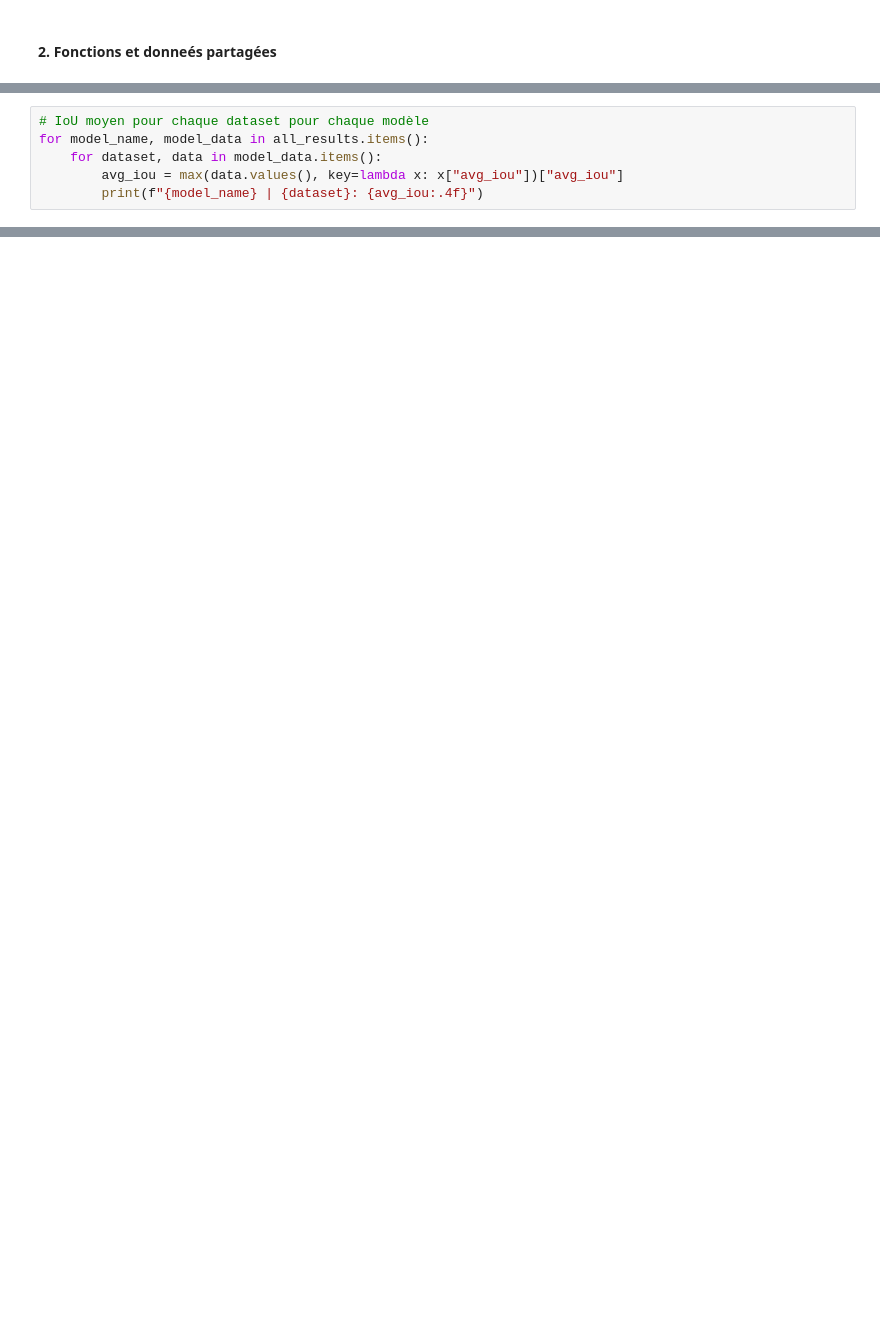
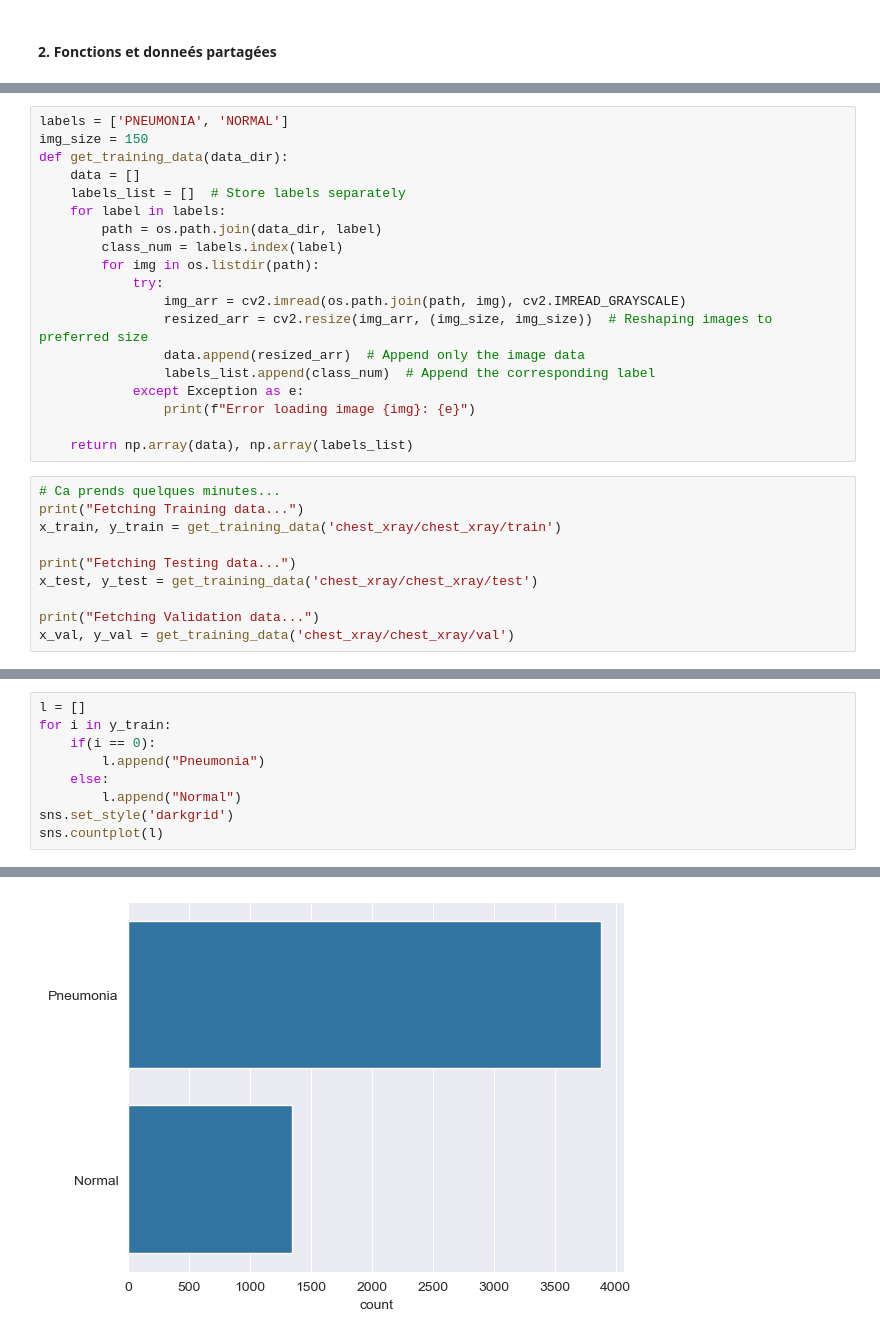
Before and after one commit to xavchalif/INF8225-Projet, a Jupyter notebook: ResNet.ipynb, the cells around one changed output, grey strips where cells are left out. Drawn from its saved outputs; the diff is of its cells as text; blank space fills up the shorter version.

```diff
--- a/ResNet.ipynb
+++ b/ResNet.ipynb
@@ -587,6 +27,0 @@ clipseg-rd64 | arctic_fox: 0.4525s/image
-# %%
-# IoU moyen pour chaque dataset pour chaque modèle
-for model_name, model_data in all_results.items():
-    for dataset, data in model_data.items():
-        avg_iou = max(data.values(), key=lambda x: x["avg_iou"])["avg_iou"]
-        print(f"{model_name} | {dataset}: {avg_iou:.4f}")
@@ -610,0 +28,29 @@ clipseg-rd64 | arctic_fox: 0.3513
+# %%
+labels = ['PNEUMONIA', 'NORMAL']
+img_size = 150
+def get_training_data(data_dir):
+    data = []
+    labels_list = []  # Store labels separately
+    for label in labels:
+        path = os.path.join(data_dir, label)
+        class_num = labels.index(label)
+        for img in os.listdir(path):
+            try:
+                img_arr = cv2.imread(os.path.join(path, img), cv2.IMREAD_GRAYSCALE)
+                resized_arr = cv2.resize(img_arr, (img_size, img_size))  # Reshaping images to preferred size
+                data.append(resized_arr)  # Append only the image data
+                labels_list.append(class_num)  # Append the corresponding label
+            except Exception as e:
+                print(f"Error loading image {img}: {e}")
+
+    return np.array(data), np.array(labels_list)
+# %%
+# Ca prends quelques minutes...
+print("Fetching Training data...")
+x_train, y_train = get_training_data('chest_xray/chest_xray/train')
+
+print("Fetching Testing data...")
+x_test, y_test = get_training_data('chest_xray/chest_xray/test')
+
+print("Fetching Validation data...")
+x_val, y_val = get_training_data('chest_xray/chest_xray/val')
@@ -610,0 +75,10 @@ clipseg-rd64 | arctic_fox: 0.3513
+# %%
+l = []
+for i in y_train:
+    if(i == 0):
+        l.append("Pneumonia")
+    else:
+        l.append("Normal")
+sns.set_style('darkgrid')
+sns.countplot(l)
+# %% [output]
@@ -610,0 +86 @@ clipseg-rd64 | arctic_fox: 0.3513
+[figure, added]
```
Also changed, not shown: parts of 39 cells of this notebook.
